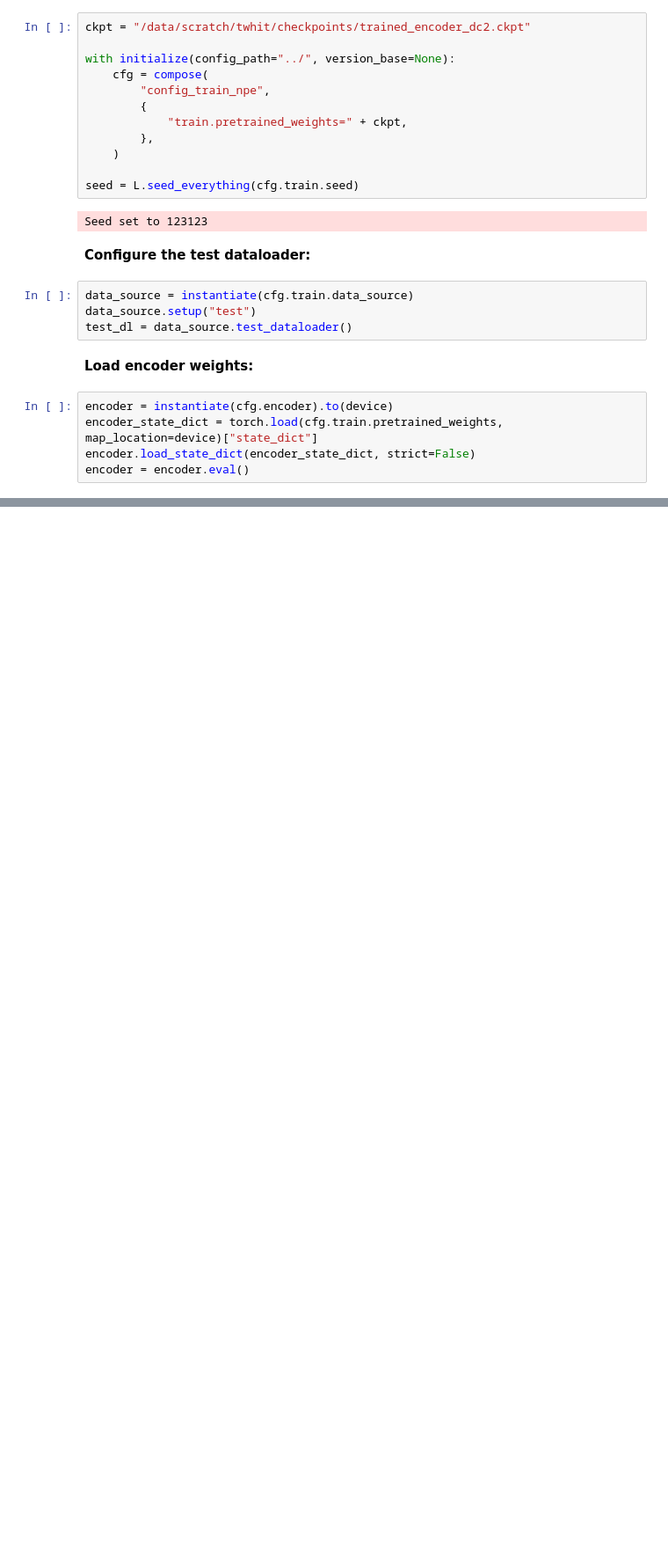
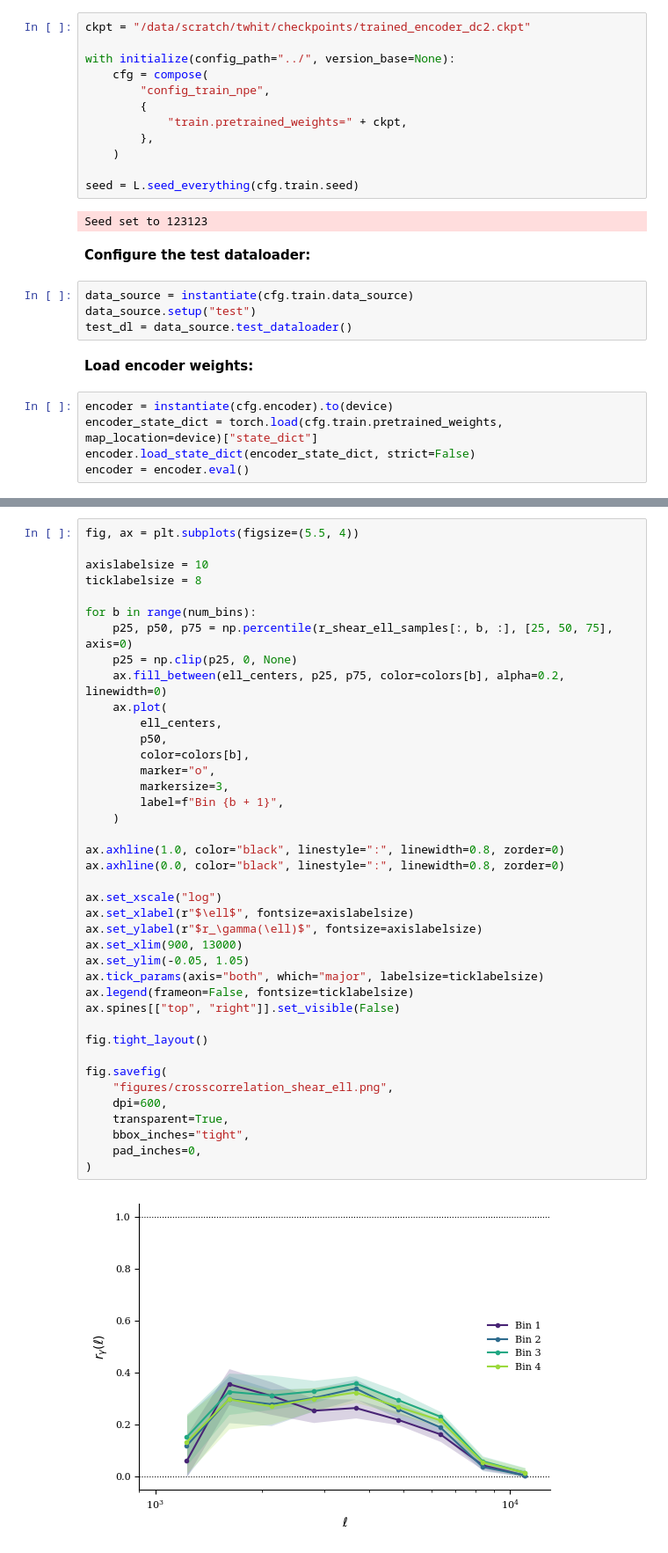
Before and after one commit to prob-ml/blissWL, a Jupyter notebook: images_to_maps/dc2/results/crosscorrelation.ipynb, the cells around one changed output, grey strips where cells are left out. Shown at 88% size. Saved outputs shown, nothing was run; the diff lists cells and outputs as text; blank space fills up the shorter version.

```diff
--- a/images_to_maps/dc2/results/crosscorrelation.ipynb
+++ b/images_to_maps/dc2/results/crosscorrelation.ipynb
@@ -330,0 +307,42 @@ fig.savefig(
+# %%
+fig, ax = plt.subplots(figsize=(5.5, 4))
+
+axislabelsize = 10
+ticklabelsize = 8
+
+for b in range(num_bins):
+    p25, p50, p75 = np.percentile(r_shear_ell_samples[:, b, :], [25, 50, 75], axis=0)
+    p25 = np.clip(p25, 0, None)
+    ax.fill_between(ell_centers, p25, p75, color=colors[b], alpha=0.2, linewidth=0)
+    ax.plot(
+        ell_centers,
+        p50,
+        color=colors[b],
+        marker="o",
+        markersize=3,
+        label=f"Bin {b + 1}",
+    )
+
+ax.axhline(1.0, color="black", linestyle=":", linewidth=0.8, zorder=0)
+ax.axhline(0.0, color="black", linestyle=":", linewidth=0.8, zorder=0)
+
+ax.set_xscale("log")
+ax.set_xlabel(r"$\ell$", fontsize=axislabelsize)
+ax.set_ylabel(r"$r_\gamma(\ell)$", fontsize=axislabelsize)
+ax.set_xlim(900, 13000)
+ax.set_ylim(-0.05, 1.05)
+ax.tick_params(axis="both", which="major", labelsize=ticklabelsize)
+ax.legend(frameon=False, fontsize=ticklabelsize)
+ax.spines[["top", "right"]].set_visible(False)
+
+fig.tight_layout()
+
+fig.savefig(
+    "figures/crosscorrelation_shear_ell.png",
+    dpi=600,
+    transparent=True,
+    bbox_inches="tight",
+    pad_inches=0,
+)
+# %% [output]
+[figure, added]
```
Also changed, not shown: parts of 17 cells of this notebook.
